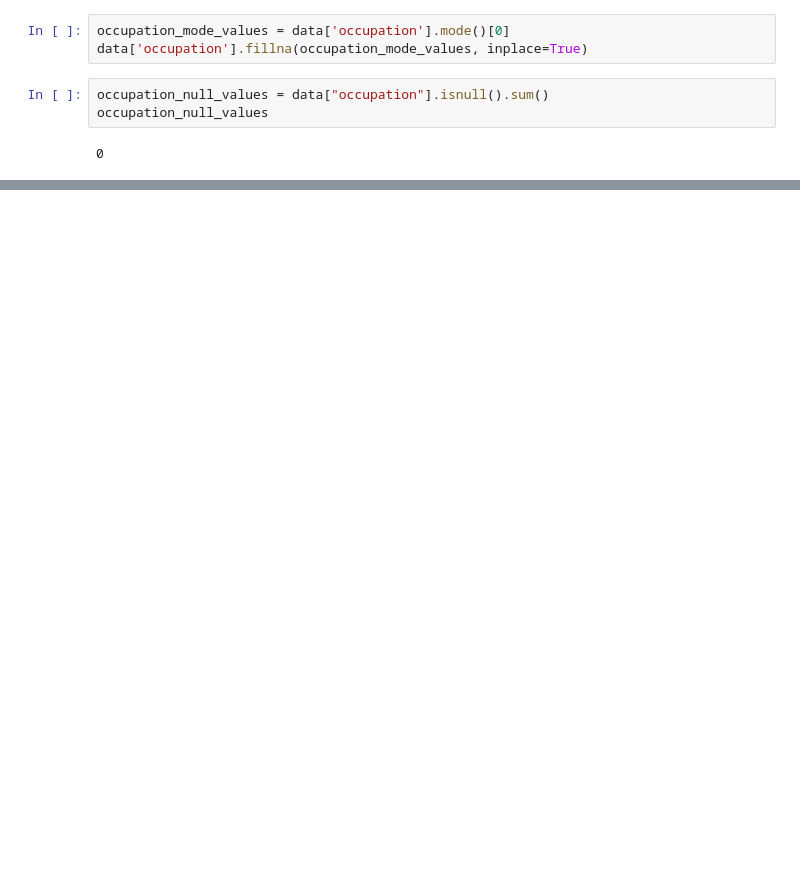
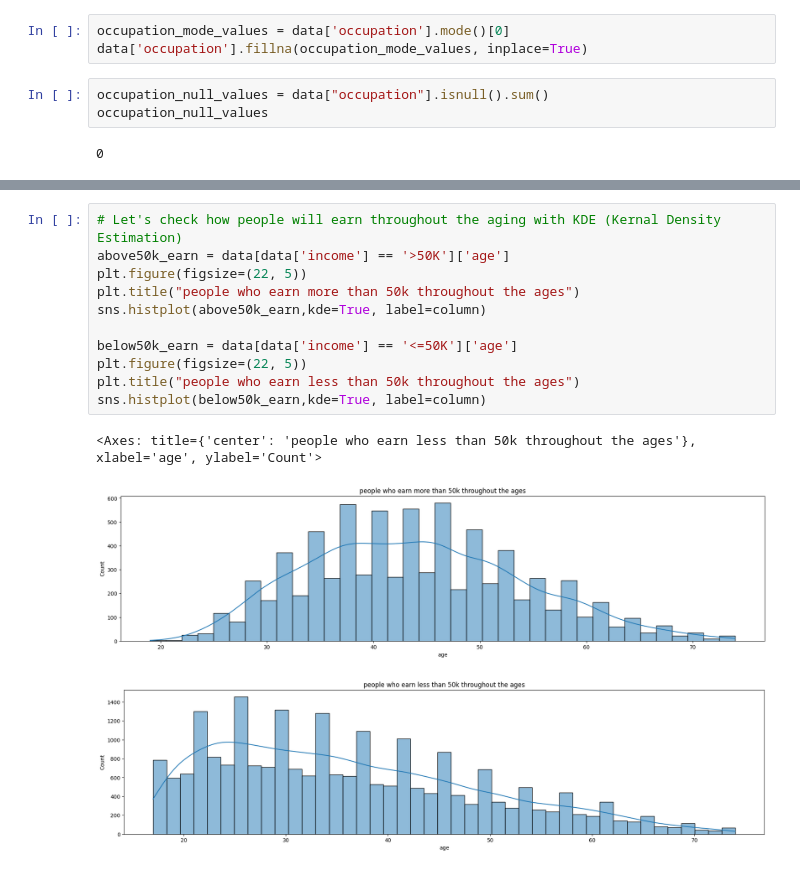
Before and after one commit to VanujaDesilva/IncomePrediction-ML-Models, a Jupyter notebook: Data Pre Processing.ipynb, the cells around one changed output, grey strips where cells are left out. Saved outputs shown, nothing was run; the diff lists cells and outputs as text; blank space fills up the shorter version.

```diff
--- a/Data Pre Processing.ipynb
+++ b/Data Pre Processing.ipynb
@@ -356,0 +470,15 @@ plt.show()
+# %%
+# Let's check how people will earn throughout the aging with KDE (Kernal Density Estimation)
+above50k_earn = data[data['income'] == '>50K']['age']
+plt.figure(figsize=(22, 5))
+plt.title("people who earn more than 50k throughout the ages")
+sns.histplot(above50k_earn,kde=True, label=column)
+
+below50k_earn = data[data['income'] == '<=50K']['age']
+plt.figure(figsize=(22, 5))
+plt.title("people who earn less than 50k throughout the ages")
+sns.histplot(below50k_earn,kde=True, label=column)
+# %% [output]
+<Axes: title={'center': 'people who earn less than 50k throughout the ages'}, xlabel='age', ylabel='Count'>
+[figure, added]
+[figure, added]
```
Also changed, not shown: parts of 31 cells of this notebook.
